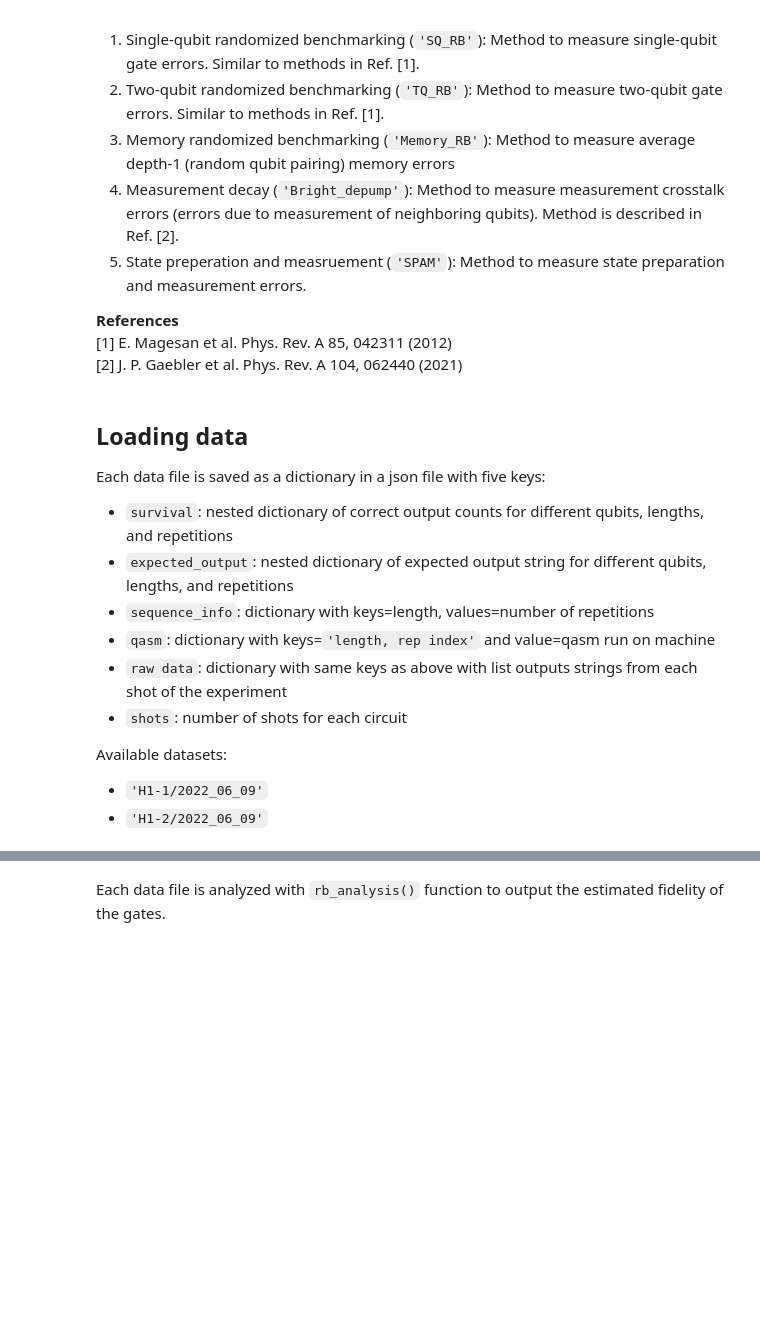
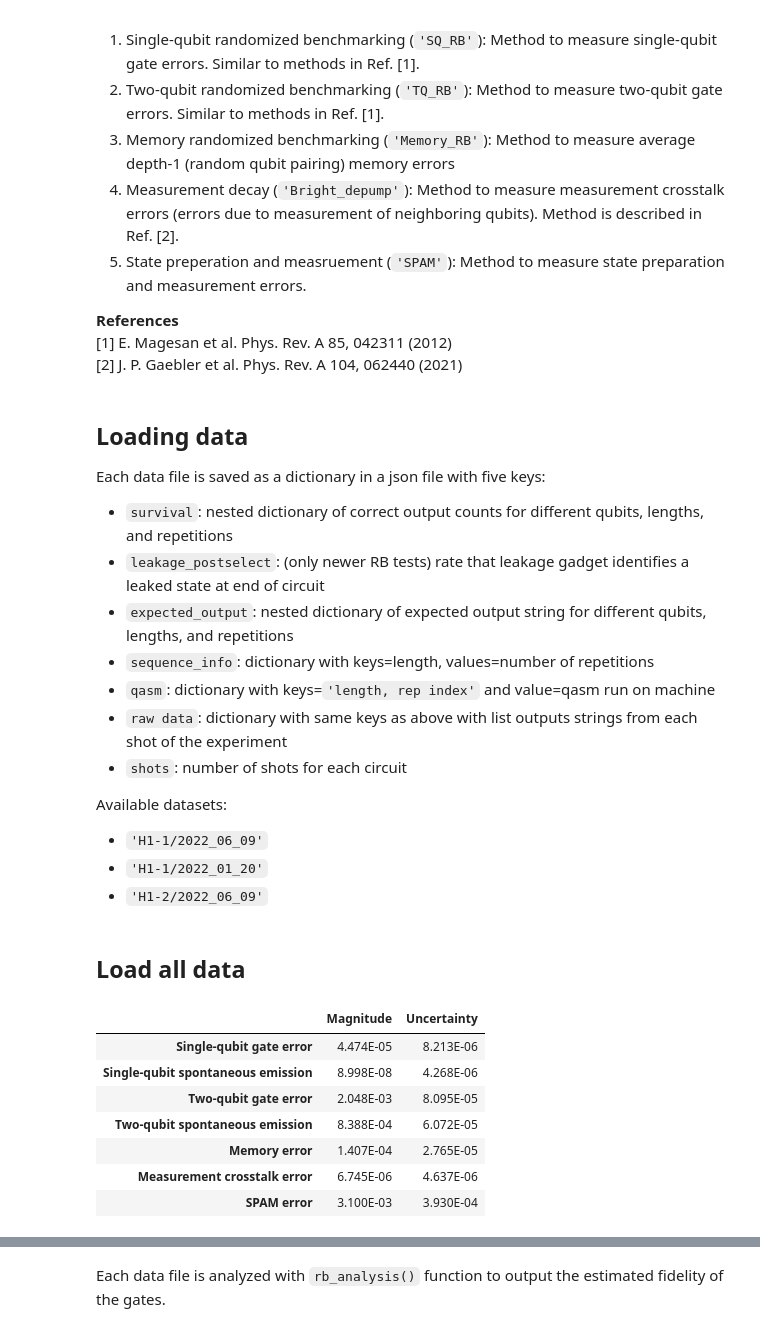
Before and after one commit to CQCL/quantinuum-hardware-specifications, a Jupyter notebook: notebooks/Loading Experimental Data.ipynb, the cells around one changed output, grey strips where cells are left out. Cells and saved outputs as stored; diff of their text form; code cells hidden in the pictures; blank space fills up the shorter version.

```diff
--- a/notebooks/Loading Experimental Data.ipynb
+++ b/notebooks/Loading Experimental Data.ipynb
@@ -20,6 +20,7 @@ The data is collected from five experiments to measure the five metrics. Further
 
 Each data file is saved as a dictionary in a json file with five keys:
 - `survival`: nested dictionary of correct output counts for different qubits, lengths, and repetitions
+- `leakage_postselect`: (only newer RB tests) rate that leakage gadget identifies a leaked state at end of circuit
 - `expected_output`: nested dictionary of expected output string for different qubits, lengths, and repetitions
 - `sequence_info`: dictionary with keys=length, values=number of repetitions
 - `qasm`: dictionary with keys=`'length, rep index'` and value=qasm run on machine
@@ -28,6 +29,7 @@ Each data file is saved as a dictionary in a json file with five keys:
 
 Available datasets:
 - `'H1-1/2022_06_09'`
+- `'H1-1/2022_01_20'`
 - `'H1-2/2022_06_09'`
 # %%
 machine = 'H1-1'
@@ -34,0 +37,19 @@ date = '2022_06_09'
+# %% [markdown]
+## Load all data
+# %%
+from qtm_spec.combined_analysis import combined_report
+import pathlib
+
+data_dir = pathlib.Path.cwd().parent.joinpath('data')
+
+df = combined_report(data_dir, machine, date, ['SQ_RB', 'TQ_RB', 'Memory_RB', 'Measurement_crosstalk', 'SPAM'])
+df
+# %% [output]
+|  | Magnitude | Uncertainty |
+| Single-qubit gate error | 4.474E-05 | 8.213E-06 |
+| Single-qubit spontaneous emission | 8.998E-08 | 4.268E-06 |
+| Two-qubit gate error | 2.048E-03 | 8.095E-05 |
+| Two-qubit spontaneous emission | 8.388E-04 | 6.072E-05 |
+| Memory error | 1.407E-04 | 2.765E-05 |
+| Measurement crosstalk error | 6.745E-06 | 4.637E-06 |
+| SPAM error | 3.100E-03 | 3.930E-04 |
```
Also changed, not shown: parts of 12 cells of this notebook, 15 other files.
